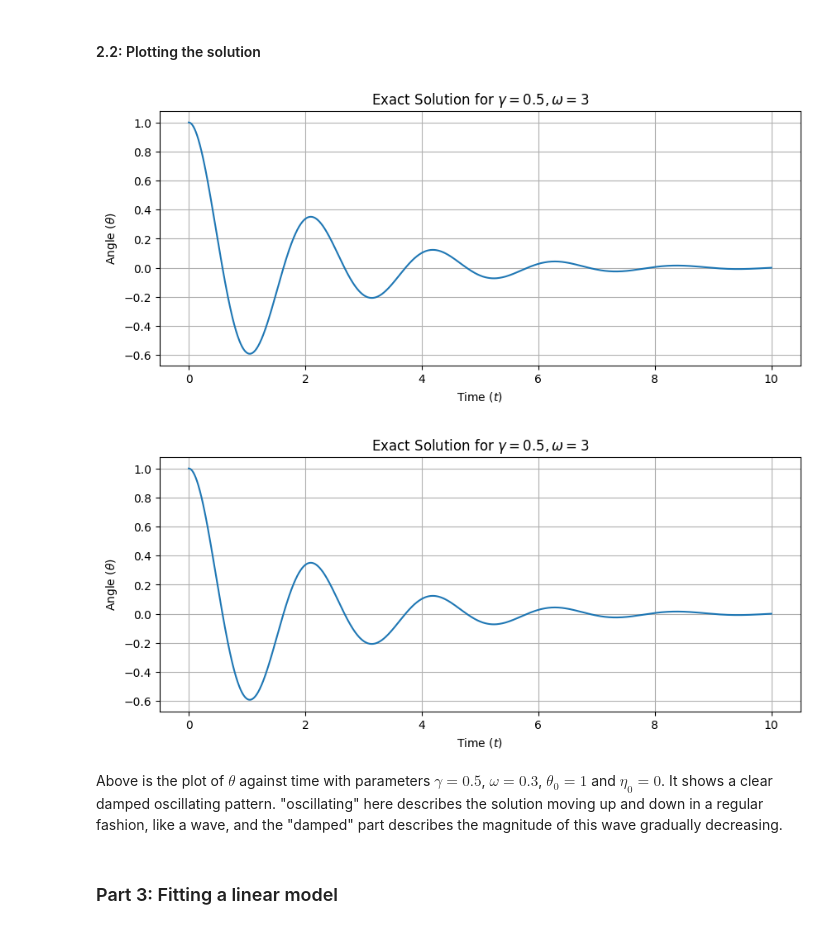
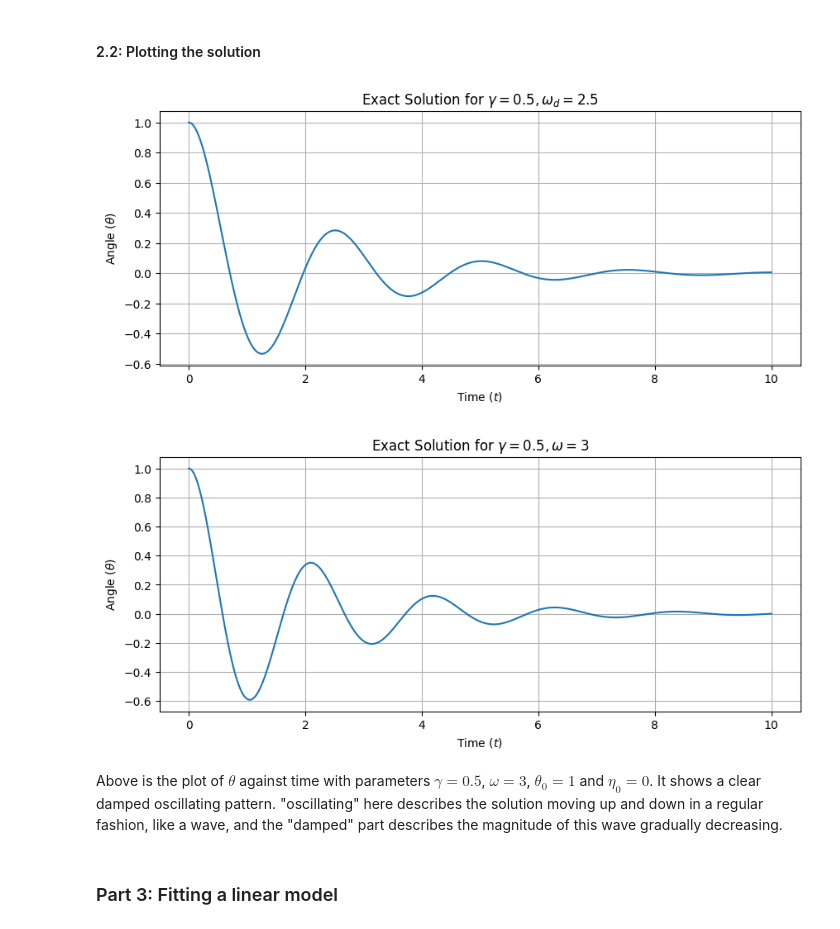
Before and after one commit to ProgramPhantom/MPS224-Scientific-Computing, a Jupyter notebook: Assigment 3/assign3.ipynb, the cells around one changed output. Saved outputs shown, nothing was run; the diff lists cells and outputs as text; code cells hidden in the pictures.

```diff
--- a/Assigment 3/assign3.ipynb
+++ b/Assigment 3/assign3.ipynb
@@ -49,21 +49,21 @@ We then run the following checks:
 3. We check that $\theta$ and it's derivatives subbed into the ODE simplifies to $0$, in other words, satisfy the differential equation.
 # %%
 # Setup some symbols
-t, gamma, omega_d = sp.symbols('t gamma omega_d', real=True)
+ts, gamma, omega_d = sp.symbols('t gamma omega_d', real=True)
 
 # Initial condition symbols
 theta_0, eta_0 = sp.symbols('theta_0 eta_0', real=True)
 
 # Define c(t) and s(t)
-c = sp.exp(-gamma*t) * sp.cos(omega_d*t)
-s = sp.exp(-gamma*t) * sp.sin(omega_d*t)
+c = sp.exp(-gamma*ts) * sp.cos(omega_d*ts)
+s = sp.exp(-gamma*ts) * sp.sin(omega_d*ts)
 
 # Define theta(t), this is the solution to the ODE
 theta = theta_0 * c + ((eta_0 + gamma*theta_0)/omega_d) * s
 
 # Derivatives
-theta_dot = sp.diff(theta, t)
-theta_ddot = sp.diff(theta_dot, t)
+theta_dot = sp.diff(theta, ts)
+theta_ddot = sp.diff(theta_dot, ts)
 
 # ODE: theta'' + 2\gamma theta' + (\omega_d^2 + \gamma^2) theta
 ode_expr = theta_ddot + 2*gamma*theta_dot + (omega_d**2 + gamma**2)*theta
@@ -72,11 +72,11 @@ ode_expr = theta_ddot + 2*gamma*theta_dot + (omega_d**2 + gamma**2)*theta
 # ---- Checks ----
 # \theta_0 should be what we get at t=0
 print("Check 1: theta(0) = theta_0")
-print(sp.simplify(theta.subs(t, 0)))
+print(sp.simplify(theta.subs(ts, 0)))
 
 # We expect \eta_0 as the initial angular velocity
 print("\nCheck 2: theta'(0) = eta_0")
-print(sp.simplify(theta_dot.subs(t, 0)))
+print(sp.simplify(theta_dot.subs(ts, 0)))
 
 # ODE with theta and it's derivatives should simplify to 0,
 # which means theta solves the ODE.
@@ -96,43 +96,43 @@ Check 3: ODE satisfied (should be 0)
 # %%
 def cos_exp(ts, gamma, omega_d):
     return np.exp(-gamma*ts) * np.cos(omega_d*ts)
 
 def sin_exp(ts, gamma, omega_d):
     return np.exp(-gamma*ts) * np.sin(omega_d*ts)
 
 
-def plot_exact(gamma, omega, theta0, eta0, t_max=10, num_points=1000):
+def plot_exact(gamma, omega_d, theta0, eta0, t_max=10, num_points=1000):
     """
     Plot the exact solution for given parameters.
 
     :param gamma: Damping coefficient
-    :param omega: Natural frequency
+    :param omega_d: Damped frequency
     :param theta0: Initial angle
     :param eta0: Initial angular velocity
     :param t_max: Maximum time to plot
     :param num_points: Number of points in the plot
     """
     ts = np.linspace(0, t_max, num_points)
-    cs = cos_exp(ts, gamma, omega)
-    ss = sin_exp(ts, gamma, omega)
-    thetas = theta0 * cs + ((eta0 + gamma*theta0)/omega) * ss
+    cs = cos_exp(ts, gamma, omega_d)
+    ss = sin_exp(ts, gamma, omega_d)
+    thetas = theta0 * cs + ((eta0 + gamma*theta0)/omega_d) * ss
 
     plt.figure(figsize=(10, 4))
     plt.plot(ts, thetas)
-    plt.title(f'Exact Solution for $\\gamma={gamma}, \\omega={omega}$')
+    plt.title(f'Exact Solution for $\\gamma={gamma}, \\omega_d={omega_d}$')
     plt.xlabel('Time ($t$)')
     plt.ylabel('Angle ($\\theta$)')
     plt.grid()
     plt.show()
 
 
-plot_exact(gamma=0.5, omega=3, theta0=1, eta0=0)
+plot_exact(gamma=0.5, omega_d=2.5, theta0=1, eta0=0)
 # %% [output]
-[figure, old version]
+[figure, new version]
 # %% [markdown]
 ![DampedSolution.png](attachment:DampedSolution.png)
 
-Above is the plot of $\theta$ against time with parameters $\gamma=0.5$, $\omega=0.3$, $\theta_0 = 1$ and $\eta_0 = 0$. It shows a clear damped oscillating pattern. "oscillating" here describes the solution moving up and down in a regular fashion, like a wave, and the "damped" part describes the magnitude of this wave gradually decreasing.
+Above is the plot of $\theta$ against time with parameters $\gamma=0.5$, $\omega=3$, $\theta_0 = 1$ and $\eta_0 = 0$. It shows a clear damped oscillating pattern. "oscillating" here describes the solution moving up and down in a regular fashion, like a wave, and the "damped" part describes the magnitude of this wave gradually decreasing.
 # %% [markdown]
 ### Part 3: Fitting a linear model
 # %% [markdown]
```
Also changed, not shown: parts of 12 cells of this notebook, 1 other file.
